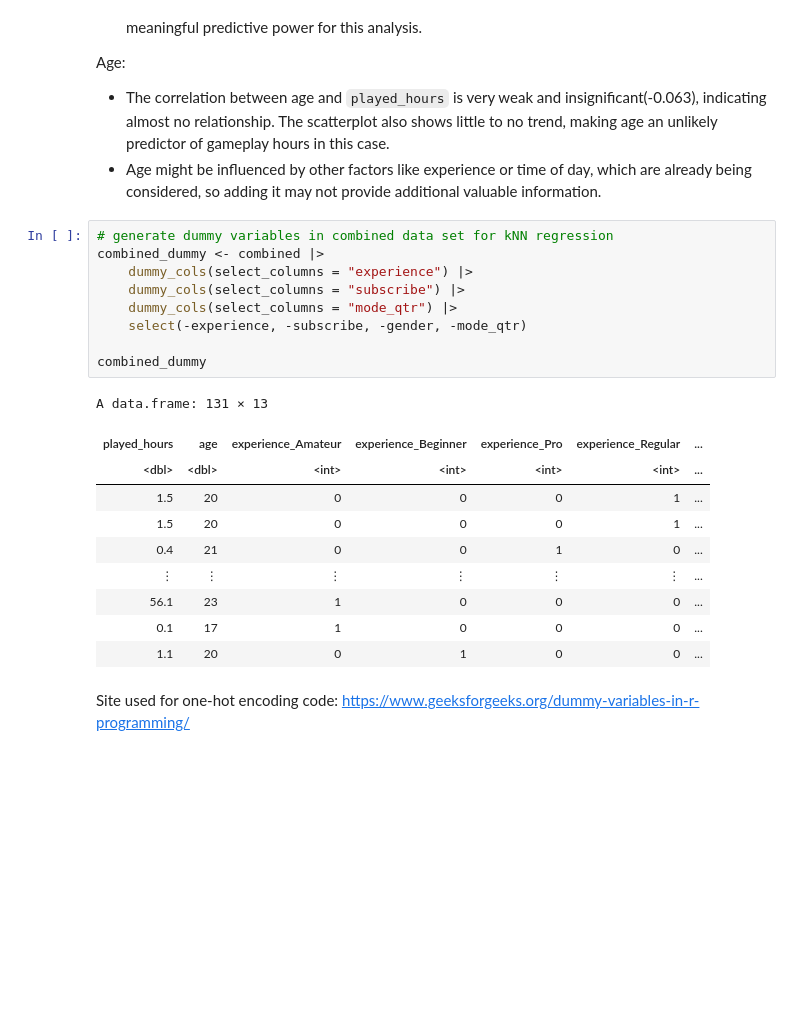
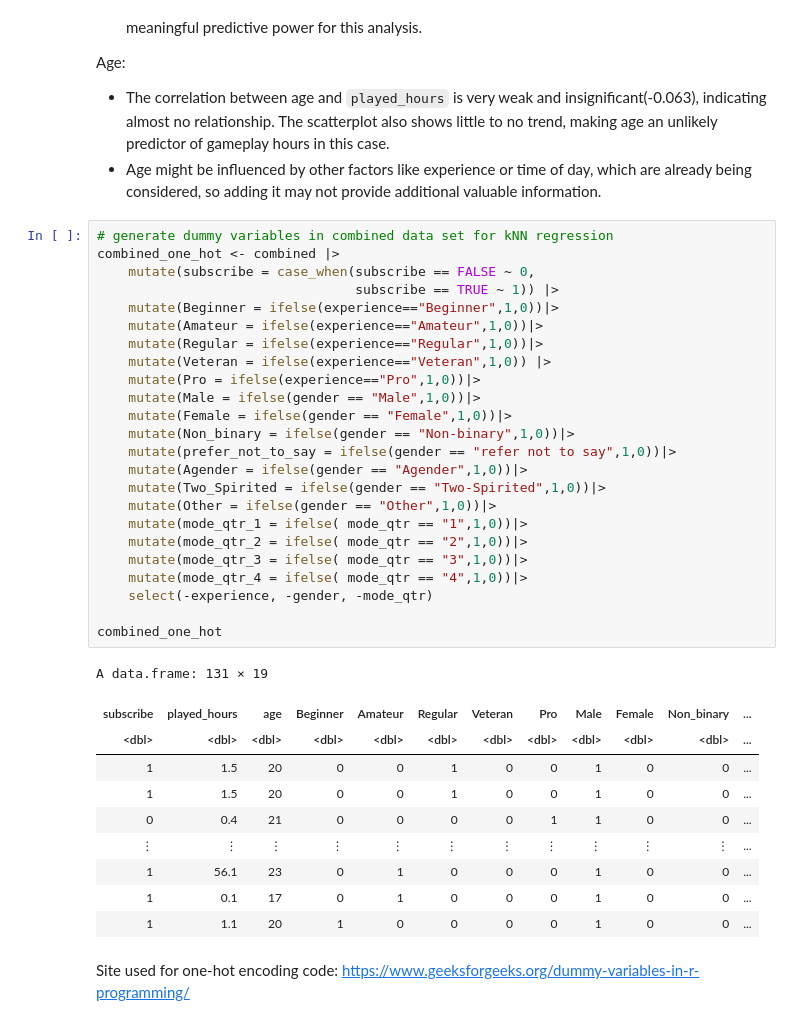
Before and after one commit to akdivinagracia/project-009-2, a Jupyter notebook: notebook.ipynb, the cells around one changed output. Drawn from its saved outputs; the diff is of its cells as text; blank space fills up the shorter version.

Commit message:
Added one hot encoding done through mutate +ifelse functions

```diff
--- a/notebook.ipynb
+++ b/notebook.ipynb
@@ -218,24 +218,39 @@ Age:
 - Age might be influenced by other factors like experience or time of day, which are already being considered, so adding it may not provide additional valuable information.
 # %%
 # generate dummy variables in combined data set for kNN regression
-combined_dummy <- combined |>
-    dummy_cols(select_columns = "experience") |>
-    dummy_cols(select_columns = "subscribe") |>
-    dummy_cols(select_columns = "mode_qtr") |>
-    select(-experience, -subscribe, -gender, -mode_qtr)
+combined_one_hot <- combined |>
+    mutate(subscribe = case_when(subscribe == FALSE ~ 0,
+                                 subscribe == TRUE ~ 1)) |>
+    mutate(Beginner = ifelse(experience=="Beginner",1,0))|>
+    mutate(Amateur = ifelse(experience=="Amateur",1,0))|>
+    mutate(Regular = ifelse(experience=="Regular",1,0))|>
+    mutate(Veteran = ifelse(experience=="Veteran",1,0)) |>
+    mutate(Pro = ifelse(experience=="Pro",1,0))|>
+    mutate(Male = ifelse(gender == "Male",1,0))|>
+    mutate(Female = ifelse(gender == "Female",1,0))|>
+    mutate(Non_binary = ifelse(gender == "Non-binary",1,0))|>
+    mutate(prefer_not_to_say = ifelse(gender == "refer not to say",1,0))|>
+    mutate(Agender = ifelse(gender == "Agender",1,0))|>
+    mutate(Two_Spirited = ifelse(gender == "Two-Spirited",1,0))|>
+    mutate(Other = ifelse(gender == "Other",1,0))|>
+    mutate(mode_qtr_1 = ifelse( mode_qtr == "1",1,0))|>
+    mutate(mode_qtr_2 = ifelse( mode_qtr == "2",1,0))|>
+    mutate(mode_qtr_3 = ifelse( mode_qtr == "3",1,0))|>
+    mutate(mode_qtr_4 = ifelse( mode_qtr == "4",1,0))|>
+    select(-experience, -gender, -mode_qtr)
 
-combined_dummy
+combined_one_hot
 # %% [output]
-A data.frame: 131 × 13
+A data.frame: 131 × 19
-| played_hours | age | experience_Amateur | experience_Beginner | experience_Pro | experience_Regular | ... |
-| <dbl> | <dbl> | <int> | <int> | <int> | <int> | ... |
-| 1.5 | 20 | 0 | 0 | 0 | 1 | ... |
-| 1.5 | 20 | 0 | 0 | 0 | 1 | ... |
-| 0.4 | 21 | 0 | 0 | 1 | 0 | ... |
-| ⋮ | ⋮ | ⋮ | ⋮ | ⋮ | ⋮ | ... |
-| 56.1 | 23 | 1 | 0 | 0 | 0 | ... |
-| 0.1 | 17 | 1 | 0 | 0 | 0 | ... |
-| 1.1 | 20 | 0 | 1 | 0 | 0 | ... |
+| subscribe | played_hours | age | Beginner | Amateur | Regular | Veteran | Pro | Male | Female | Non_binary | ... |
+| <dbl> | <dbl> | <dbl> | <dbl> | <dbl> | <dbl> | <dbl> | <dbl> | <dbl> | <dbl> | <dbl> | ... |
+| 1 | 1.5 | 20 | 0 | 0 | 1 | 0 | 0 | 1 | 0 | 0 | ... |
+| 1 | 1.5 | 20 | 0 | 0 | 1 | 0 | 0 | 1 | 0 | 0 | ... |
+| 0 | 0.4 | 21 | 0 | 0 | 0 | 0 | 1 | 1 | 0 | 0 | ... |
+| ⋮ | ⋮ | ⋮ | ⋮ | ⋮ | ⋮ | ⋮ | ⋮ | ⋮ | ⋮ | ⋮ | ... |
+| 1 | 56.1 | 23 | 0 | 1 | 0 | 0 | 0 | 1 | 0 | 0 | ... |
+| 1 | 0.1 | 17 | 0 | 1 | 0 | 0 | 0 | 1 | 0 | 0 | ... |
+| 1 | 1.1 | 20 | 1 | 0 | 0 | 0 | 0 | 1 | 0 | 0 | ... |
 # %% [markdown]
 Site used for one-hot encoding code: https://www.geeksforgeeks.org/dummy-variables-in-r-programming/
 # %%
```
Also changed, not shown: parts of 3 cells of this notebook.
